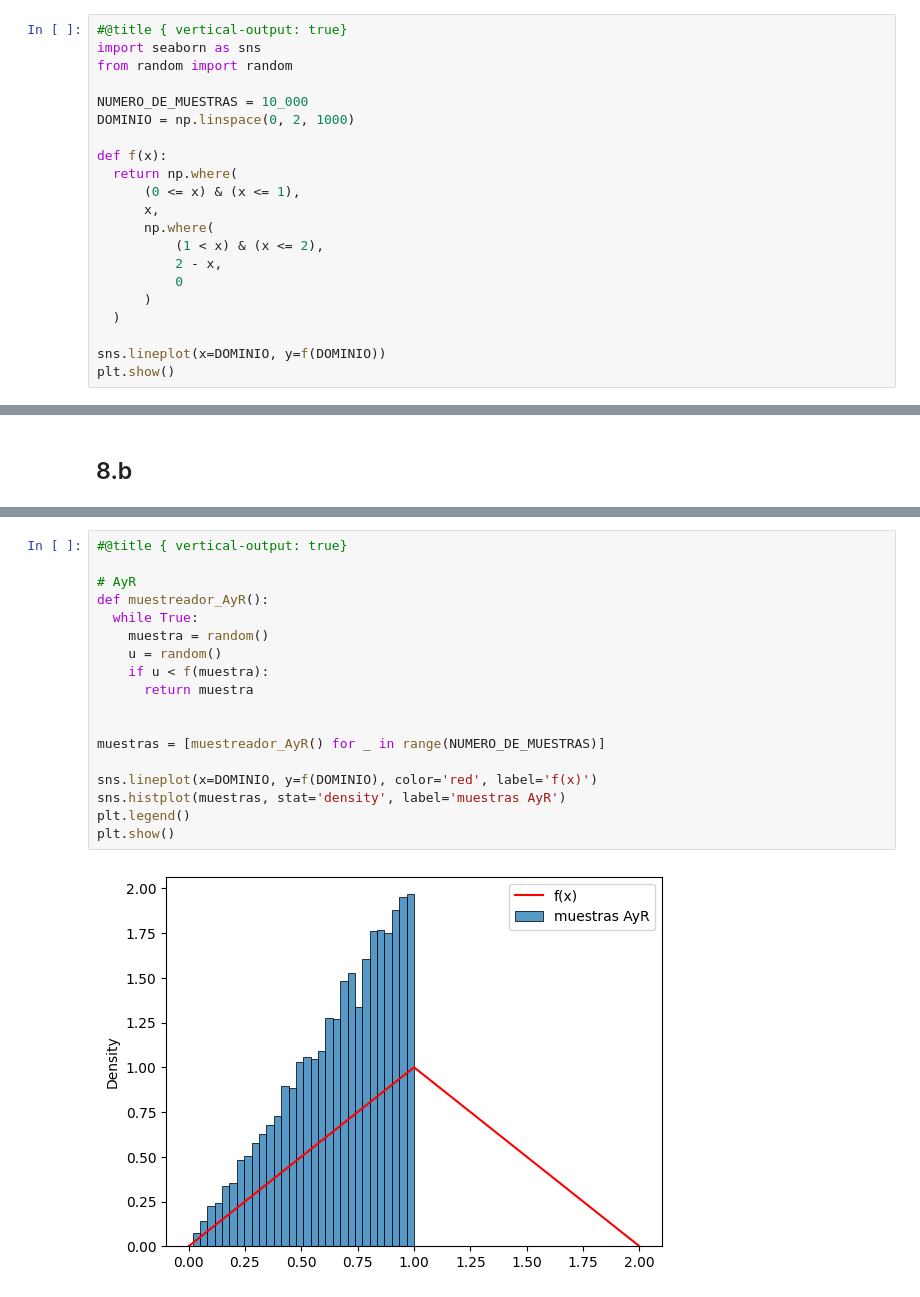
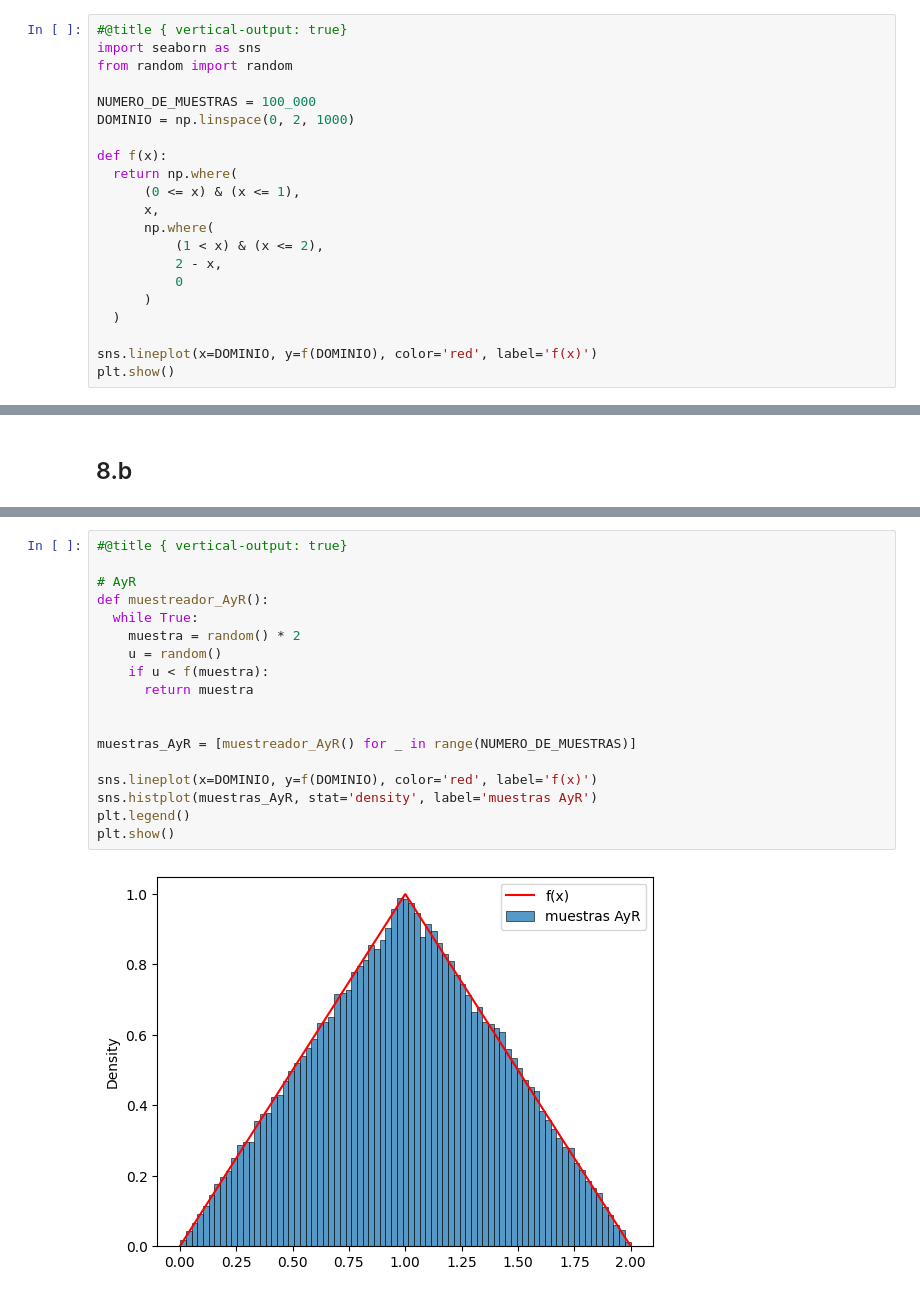
Before and after one commit to vmatiasw/modelos_y_simulacion, a Jupyter notebook: P5E8.ipynb, the cells around one changed output, grey strips where cells are left out. Drawn from its saved outputs; the diff is of its cells as text.

```diff
--- a/P5E8.ipynb
+++ b/P5E8.ipynb
@@ -60,7 +60,7 @@ plt.show()
 import seaborn as sns
 from random import random
 
-NUMERO_DE_MUESTRAS = 10_000
+NUMERO_DE_MUESTRAS = 100_000
 DOMINIO = np.linspace(0, 2, 1000)
 
 def f(x):
@@ -74,6 +74,6 @@ def f(x):
       )
   )
 
-sns.lineplot(x=DOMINIO, y=f(DOMINIO))
+sns.lineplot(x=DOMINIO, y=f(DOMINIO), color='red', label='f(x)')
 plt.show()
 # %% [output]
@@ -116,20 +116,20 @@ plt.show()
 # %%
 #@title { vertical-output: true}
 
 # AyR
 def muestreador_AyR():
   while True:
-    muestra = random()
+    muestra = random() * 2
     u = random()
     if u < f(muestra):
       return muestra
 
 
-muestras = [muestreador_AyR() for _ in range(NUMERO_DE_MUESTRAS)]
+muestras_AyR = [muestreador_AyR() for _ in range(NUMERO_DE_MUESTRAS)]
 
 sns.lineplot(x=DOMINIO, y=f(DOMINIO), color='red', label='f(x)')
-sns.histplot(muestras, stat='density', label='muestras AyR')
+sns.histplot(muestras_AyR, stat='density', label='muestras AyR')
 plt.legend()
 plt.show()
 # %% [output]
-[figure, old version]
+[figure, new version]
```
Also changed, not shown: parts of 10 cells of this notebook.
